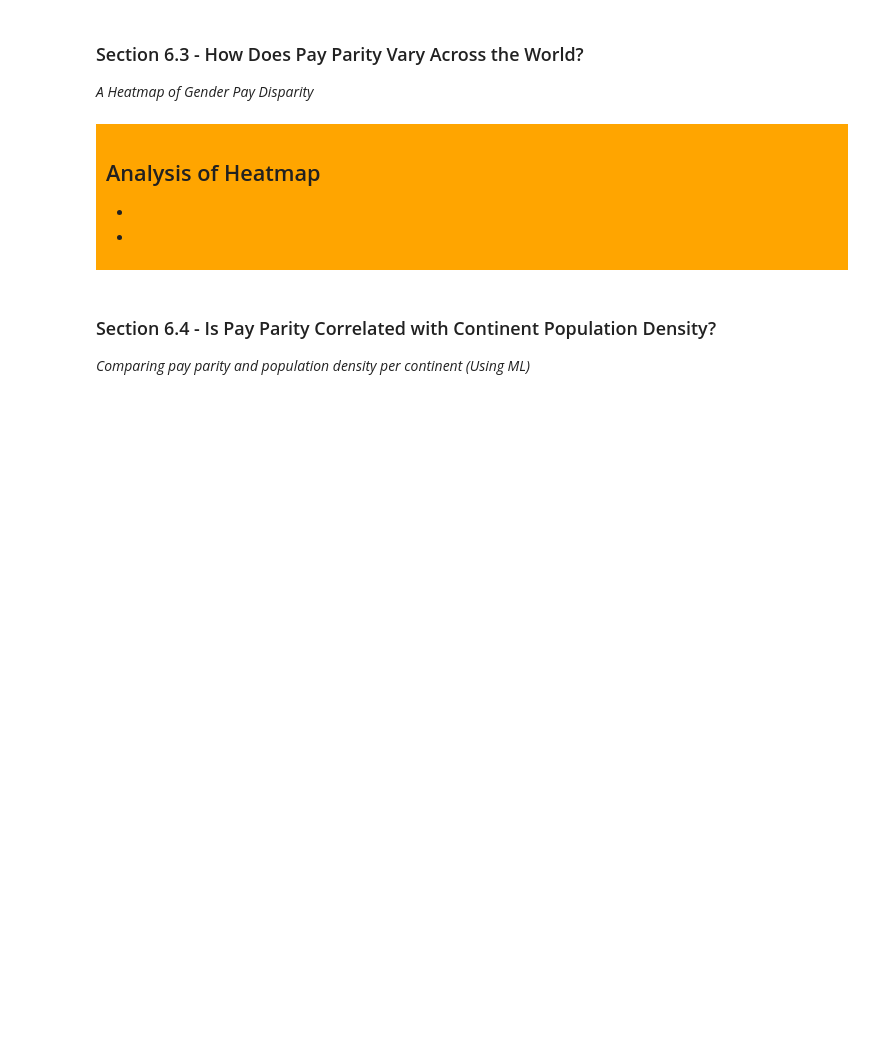
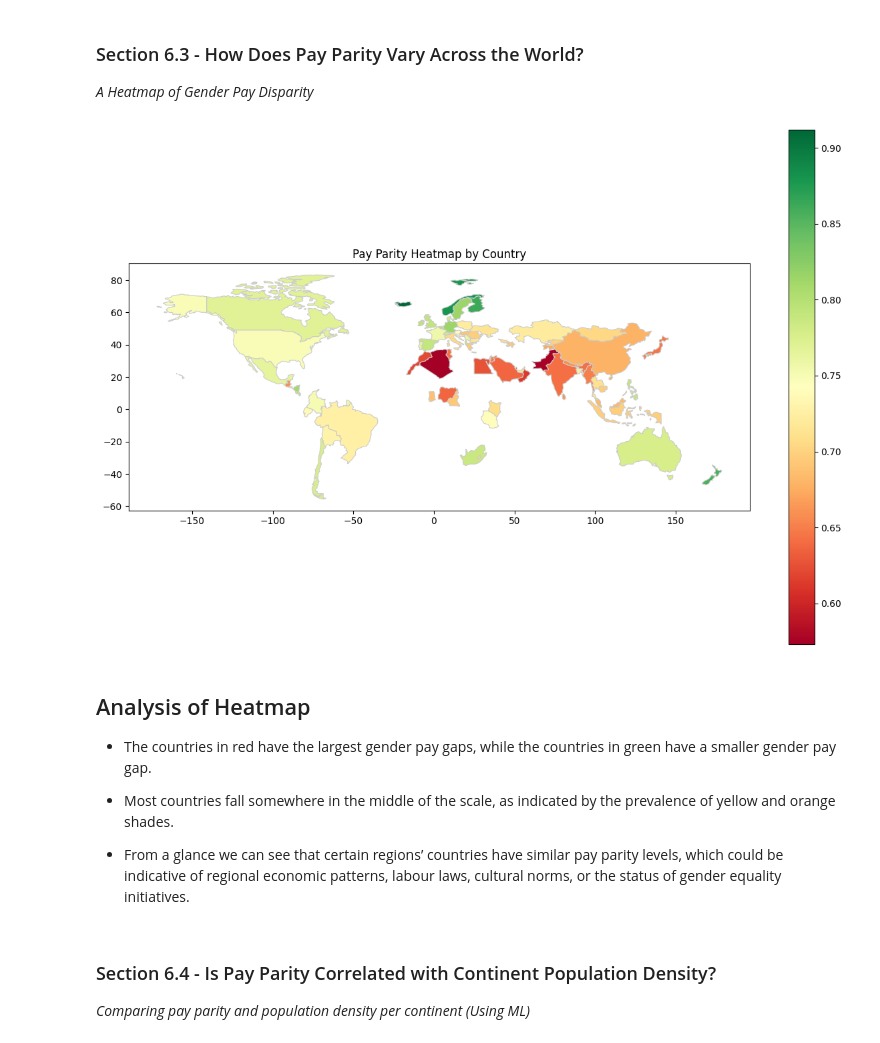
Before and after one commit to Tatiana-Ngamba/The-GitGirls-Collective-group-7, a Jupyter notebook: GLOBAL IT SALARY ANALYSIS - Notebook Part 2 (Data Analysis).ipynb, the cells around one changed output. Cells and saved outputs as stored; diff of their text form; code cells hidden in the pictures; blank space fills up the shorter version.

```diff
--- a/GLOBAL IT SALARY ANALYSIS - Notebook Part 2 (Data Analysis).ipynb
+++ b/GLOBAL IT SALARY ANALYSIS - Notebook Part 2 (Data Analysis).ipynb
@@ -651,25 +909,30 @@ There is a stark contrast between the two professions in terms of compensation,
 ### Section 6.3 - How Does Pay Parity Vary Across the World?
 _A Heatmap of Gender Pay Disparity_
 # %%
-salary_data = df2.copy()
+da=np.where(final_df['job_id']=='DATA-ANALYST')
+salary_data = final_df.iloc[da]
+salary_data.loc[9843, 'WD_country_or_region'] = 'United States of America'
+
 world = gpd.read_file(gpd.datasets.get_path('naturalearth_lowres'))
 merged_data = world.merge(salary_data, how='left', left_on='name', right_on='WD_country_or_region')
 fig, ax = plt.subplots(1, 1, figsize=(15, 10))
 ax.set_title('Pay Parity Heatmap by Country')
 merged_data.plot(column='gender_pay_parity', cmap='RdYlGn', linewidth=0.8, ax=ax, edgecolor='0.8', legend=True)
 sm = plt.cm.ScalarMappable(cmap='RdYlGn', norm=plt.Normalize(vmin=salary_data['gbp_converted_50th'].min(), vmax=salary_data['gbp_converted_50th'].max()))
 sm._A = []
 plt.show()
+# %% [output]
+[figure, added]
 # %% [markdown]
-<div style="background-color: orange; padding: 10px;">
+
 
 ## Analysis of Heatmap
--
--
 
+- The countries in red have the largest gender pay gaps, while the countries in green have a smaller gender pay gap.
 
+- Most countries fall somewhere in the middle of the scale, as indicated by the prevalence of yellow and orange shades.
 
-<div/>
+- From a glance we can see that certain regions’ countries have similar pay parity levels, which could be indicative of regional economic patterns, labour laws, cultural norms, or the status of gender equality initiatives.
 # %% [markdown]
 ### Section 6.4 - Is Pay Parity Correlated with Continent Population Density?
 _Comparing pay parity and population density per continent (Using ML)_
```
Also changed, not shown: parts of 91 cells of this notebook.
